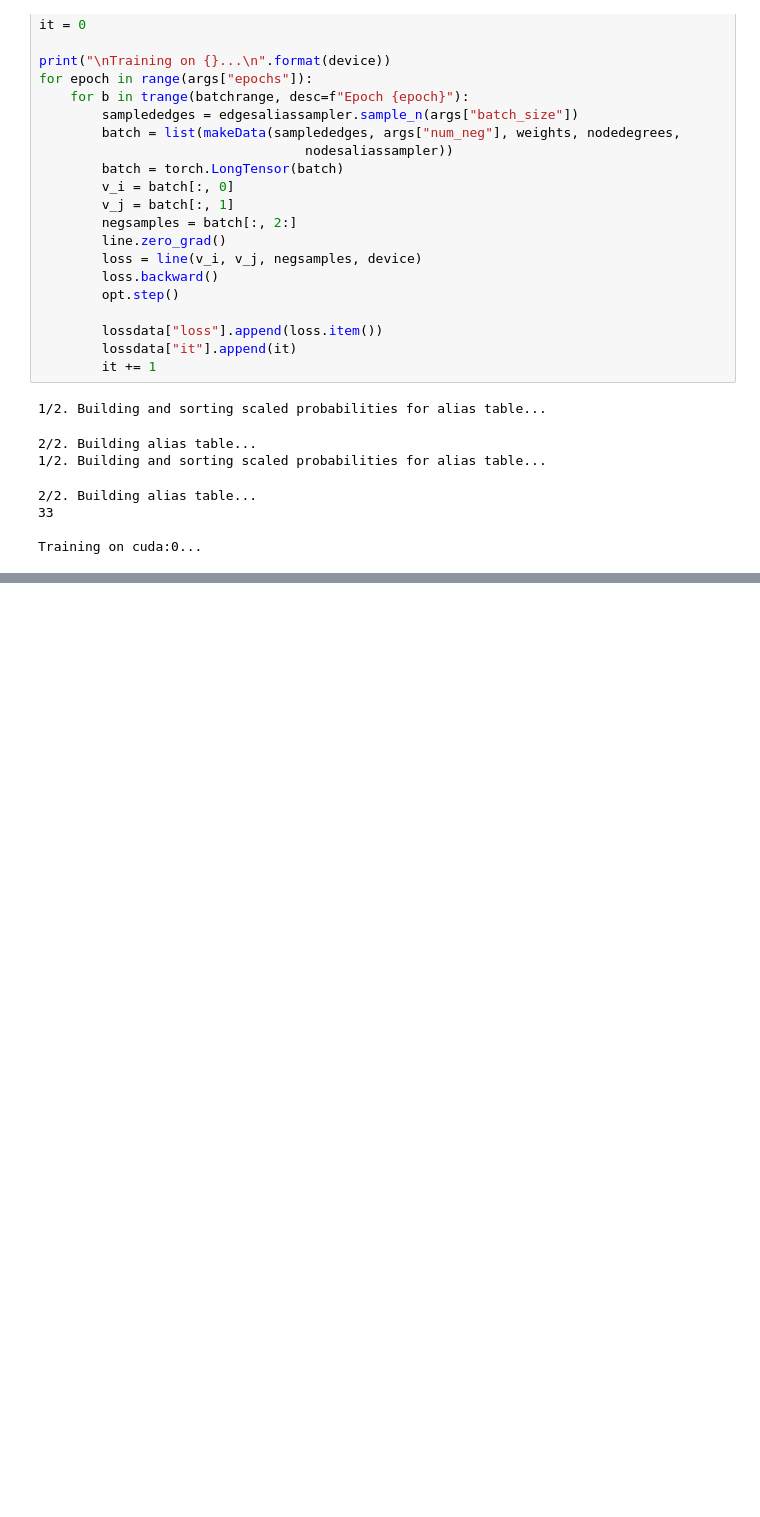
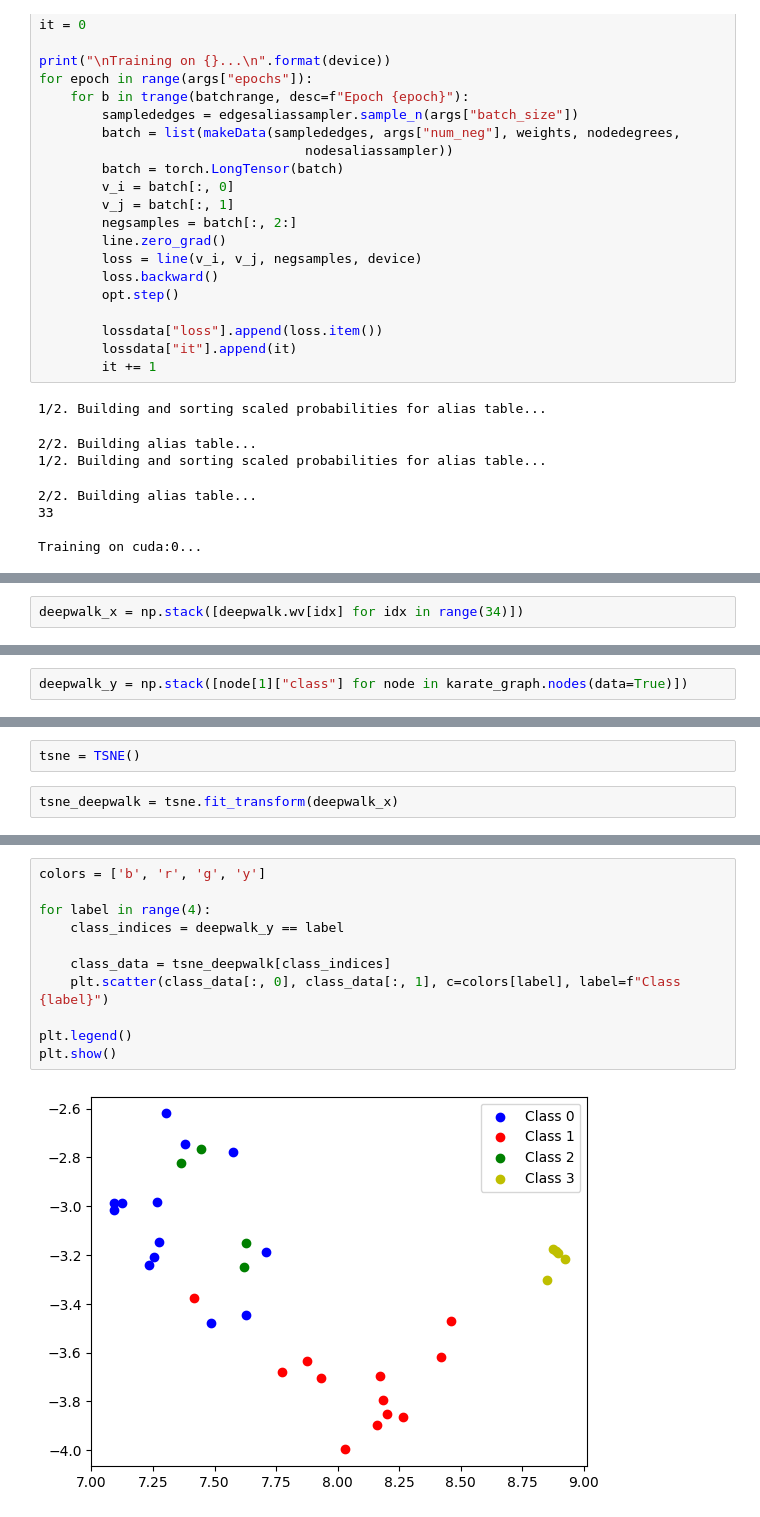
Before and after one commit to NSLab-CUK/Graph-Neural-Networks-Fall-2023, a Jupyter notebook: W3/PracticeCode_3.ipynb, the cells around one changed output, grey strips where cells are left out. Saved outputs shown, nothing was run; the diff lists cells and outputs as text; blank space fills up the shorter version.

```diff
--- a/W3/PracticeCode_3.ipynb
+++ b/W3/PracticeCode_3.ipynb
@@ -467,0 +490,2 @@ Training on cuda:0...
+# %%
+deepwalk_x = np.stack([deepwalk.wv[idx] for idx in range(34)])
@@ -467,0 +500,2 @@ Training on cuda:0...
+# %%
+deepwalk_y = np.stack([node[1]["class"] for node in karate_graph.nodes(data=True)])
@@ -467,0 +510,4 @@ Training on cuda:0...
+# %%
+tsne = TSNE()
+# %%
+tsne_deepwalk = tsne.fit_transform(deepwalk_x)
@@ -467,0 +534,13 @@ Training on cuda:0...
+# %%
+colors = ['b', 'r', 'g', 'y']
+
+for label in range(4):
+    class_indices = deepwalk_y == label
+
+    class_data = tsne_deepwalk[class_indices]
+    plt.scatter(class_data[:, 0], class_data[:, 1], c=colors[label], label=f"Class {label}")
+
+plt.legend()
+plt.show()
+# %% [output]
+[figure, added]
```
Also changed, not shown: parts of 14 cells of this notebook, 2 other files.
